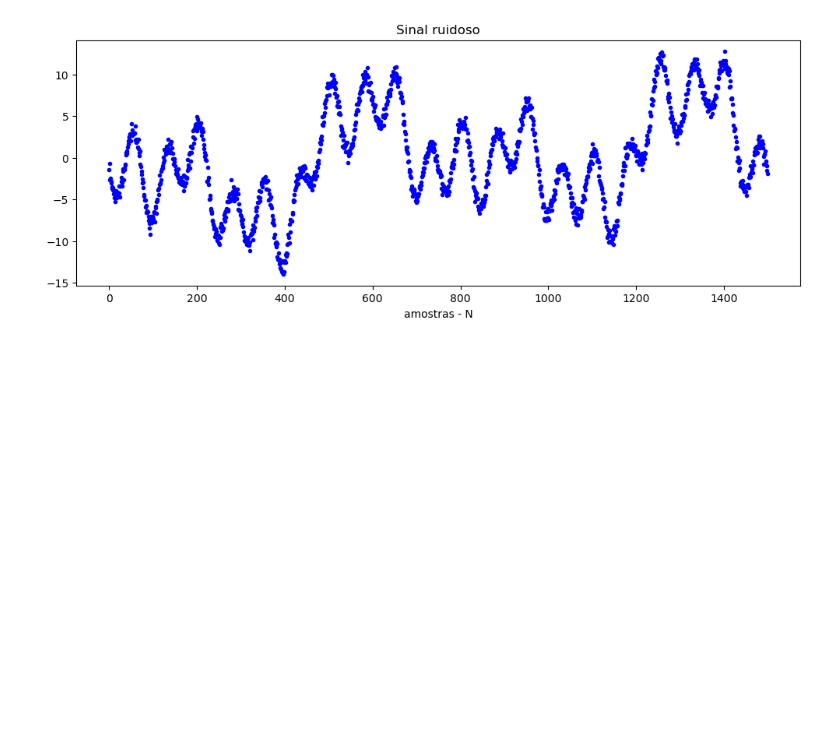
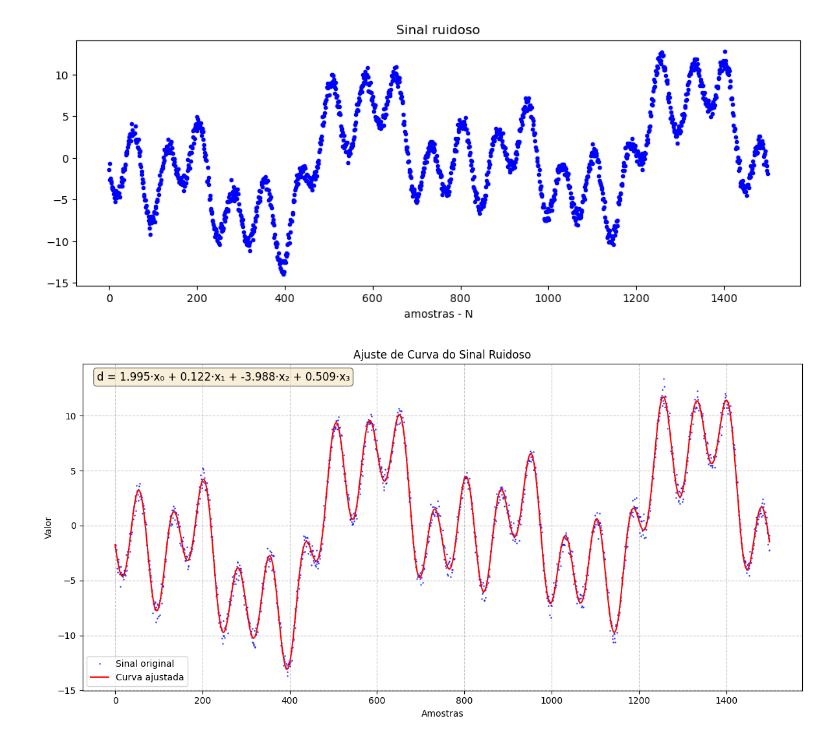
Before and after one commit to DanielMedeiros1/LAB-CN, a Jupyter notebook: Lab_03.ipynb, the cells around one changed output. Cells and saved outputs as stored; diff of their text form; code cells hidden in the pictures; blank space fills up the shorter version.

```diff
--- a/Lab_03.ipynb
+++ b/Lab_03.ipynb
@@ -394,3 +394,50 @@ plt.plot(range(N), d,"b.", label="d - sinal ruidoso")
 plt.show()
 # %% [output]
 [figure]
+# %%
+import numpy as np
+import matplotlib.pyplot as plt
+import numpy.linalg as la
+
+
+N = 1500
+t = np.linspace([-np.pi, -np.pi/2, -2*np.pi, 0],
+                [np.pi, np.pi/2, 2*np.pi, 2*np.pi], num=N)
+x = np.sin(t) + np.cos(2*t) + np.sin(10*t)
+v = np.random.normal(0, 0.5, N)
+d = 2*x[:,0] + 0.1*x[:,1] - 4*x[:,2] + 0.5*x[:,3] + v
+
+
+g0, g1, g2, g3 = x[:, 0], x[:, 1], x[:, 2], x[:, 3]
+
+
+A = np.array([
+    [g0 @ g0, g0 @ g1, g0 @ g2, g0 @ g3],
+    [g1 @ g0, g1 @ g1, g1 @ g2, g1 @ g3],
+    [g2 @ g0, g2 @ g1, g2 @ g2, g2 @ g3],
+    [g3 @ g0, g3 @ g1, g3 @ g2, g3 @ g3]
+])
+
+b = np.array([g0 @ d, g1 @ d, g2 @ d, g3 @ d])
+
+w = la.solve(A, b)
+
+d_est = w[0]*g0 + w[1]*g1 + w[2]*g2 + w[3]*g3
+
+
+plt.figure(figsize=(12, 6))
+plt.plot(d, "b.", markersize=2, alpha=0.6, label="Sinal original")
+plt.plot(d_est, "r-", linewidth=1.5, label="Curva ajustada")
+expressao = f'd = {w[0]:.3f}·x₀ + {w[1]:.3f}·x₁ + {w[2]:.3f}·x₂ + {w[3]:.3f}·x₃'
+plt.text(0.02, 0.95, expressao, transform=plt.gca().transAxes,
+         fontsize=12, bbox=dict(boxstyle="round", facecolor='wheat', alpha=0.5))
+
+plt.title("Ajuste de Curva do Sinal Ruidoso")
+plt.xlabel("Amostras")
+plt.ylabel("Valor")
+plt.legend()
+plt.grid(True, linestyle='--', alpha=0.7)
+plt.tight_layout()
+plt.show()
+# %% [output]
+[figure, added]
```
